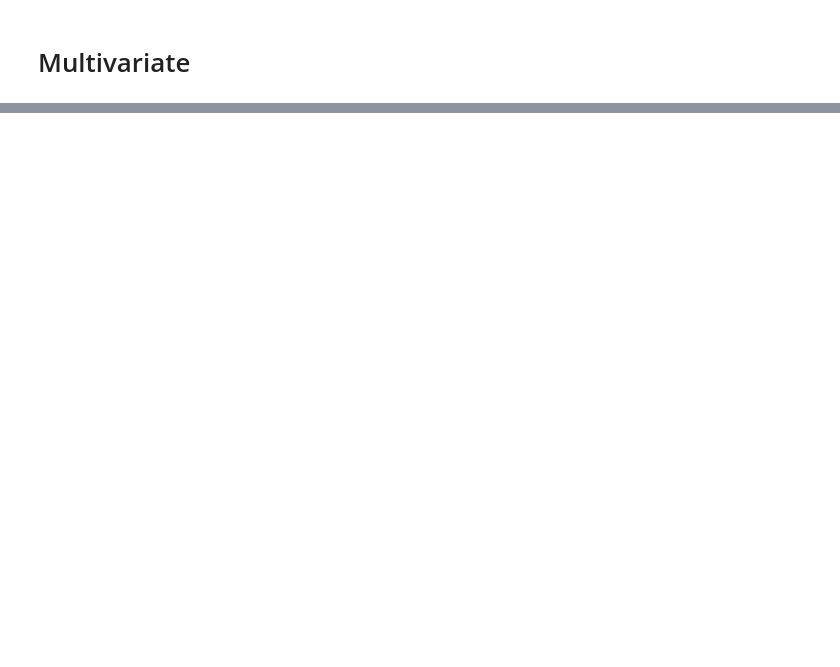
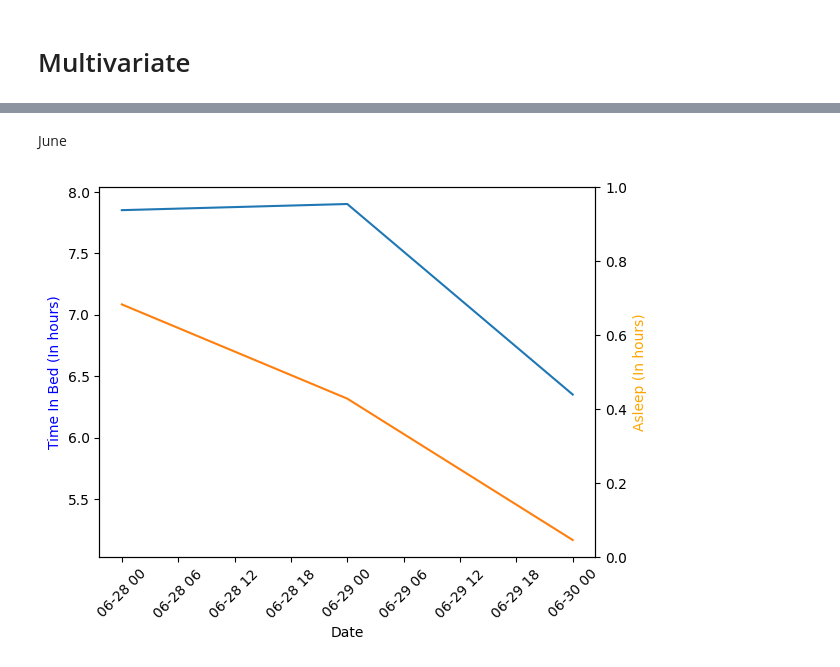
Before and after one commit to liaohan618/Fitbit, a Jupyter notebook: sleep/sleep_EDA.ipynb, the cells around one changed output, grey strips where cells are left out. Cells and saved outputs as stored; diff of their text form; code cells hidden in the pictures; blank space fills up the shorter version.

```diff
--- a/sleep/sleep_EDA.ipynb
+++ b/sleep/sleep_EDA.ipynb
@@ -37,0 +62,21 @@ plt.show()
+# %%
+sleep['date'] = pd.to_datetime(sleep['date'])
+# %% [markdown]
+June
+# %%
+june = sleep[sleep['date'].dt.month == 6]
+
+fig, ax = plt.subplots()
+ax.plot(june['date'], june['timeInBed'])
+ax.plot(june['date'], june['asleep'])
+ax.set_xlabel('Date')
+ax.set_ylabel('Time In Bed (In hours)', color='blue')
+
+ax2 = ax.twinx()
+ax2.set_ylabel('Asleep (In hours)', color='orange')
+
+ax.tick_params(axis='x', rotation=45)
+ax2.tick_params(axis='x', rotation=45)
+plt.show()
+# %% [output]
+[figure, added]
```
Also changed, not shown: parts of 20 cells of this notebook, 1 other file.
